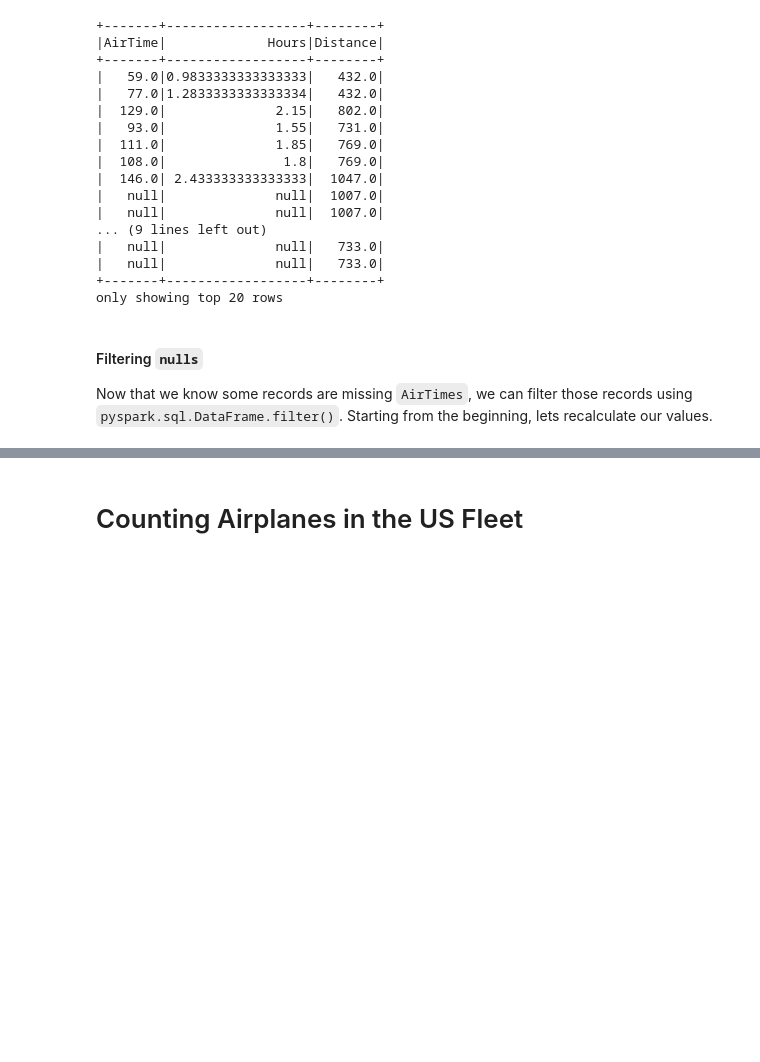
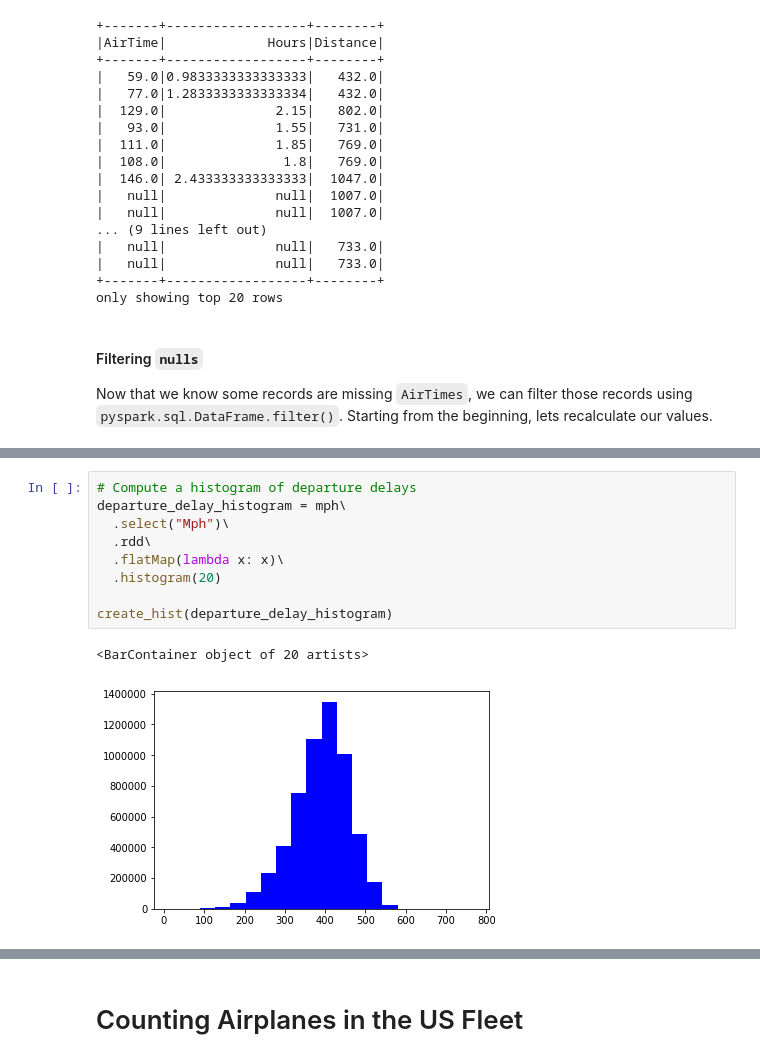
Before and after one commit to xavierlarriva/Agile_Data_Code_2, a Jupyter notebook: ch02/Introduction to PySpark.ipynb, the cells around one changed output, grey strips where cells are left out. Saved outputs shown, nothing was run; the diff lists cells and outputs as text; blank space fills up the shorter version.

```diff
--- a/ch02/Introduction to PySpark.ipynb
+++ b/ch02/Introduction to PySpark.ipynb
@@ -436,0 +506,12 @@ create_hist(departure_delay_histogram)
+# %%
+# Compute a histogram of departure delays
+departure_delay_histogram = mph\
+  .select("Mph")\
+  .rdd\
+  .flatMap(lambda x: x)\
+  .histogram(20)
+
+create_hist(departure_delay_histogram)
+# %% [output]
+<BarContainer object of 20 artists>
+[figure, added]
```
Also changed, not shown: parts of 15 cells of this notebook.
